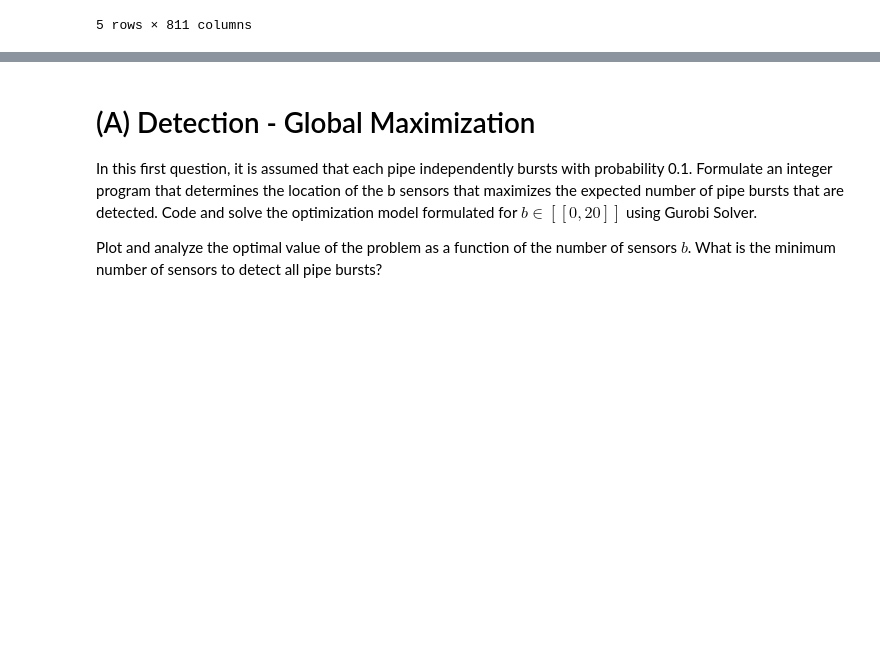
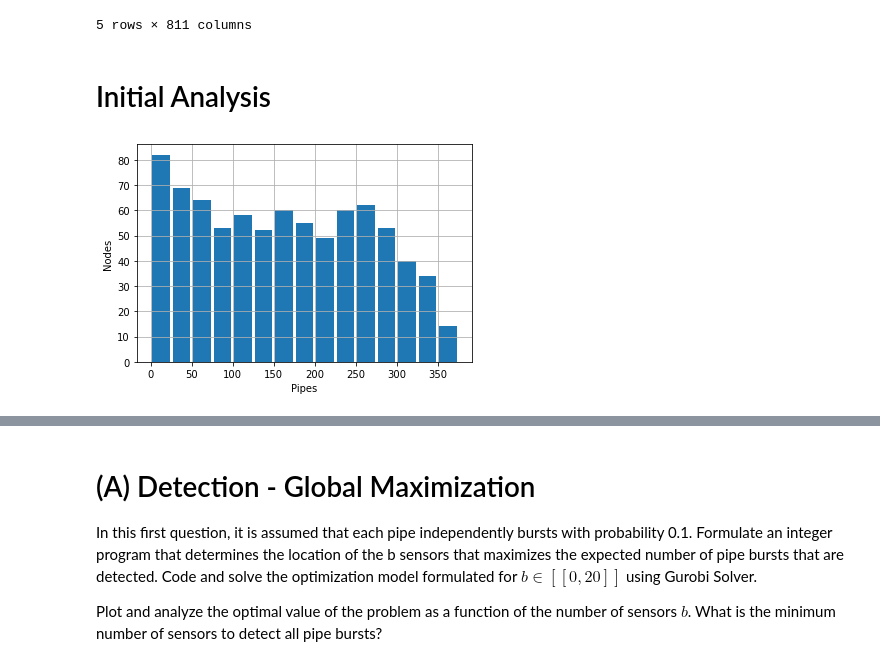
Before and after one commit to myshaw8/SensorPlacement, a Jupyter notebook: SensorPlacement_NB.ipynb, the cells around one changed output, grey strips where cells are left out. Saved outputs shown, nothing was run; the diff lists cells and outputs as text; code cells hidden in the pictures; blank space fills up the shorter version.

```diff
--- a/SensorPlacement_NB.ipynb
+++ b/SensorPlacement_NB.ipynb
@@ -81,3 +82,20 @@ pd_DM.head()
 | P0003 | 0 | 0 | 1 | 1 | 1 | 0 | 0 | 0 | 0 | 1 | ... | ... |
 | P0004 | 0 | 0 | 0 | 0 | 0 | 0 | 0 | 0 | 0 | 0 | ... | ... |
 5 rows × 811 columns
+# %% [markdown]
+# Initial Analysis
+# %%
+#Creating histogram to show distribution of all node's detection ability: How many pipes are detected by each given node?
+pipes_detPN=[]
+for i in pd_DM.columns:
+    pipes_detPN.append(sum(pd_DM[i]))
+
+pipedet=pd.DataFrame(pipes_detPN).hist(bins=range(0,400,25), histtype='bar', rwidth=0.85)
+
+for ax in pipedet.flatten():
+    ax.set_xlabel("Pipes")
+    ax.set_ylabel("Nodes")
+    ax.set_title('')
+#There are ~82 nodes that can detect between 0 and 25 pipes each
+# %% [output]
+[figure, added]
```
Also changed, not shown: parts of 24 cells of this notebook, 1 other file.
